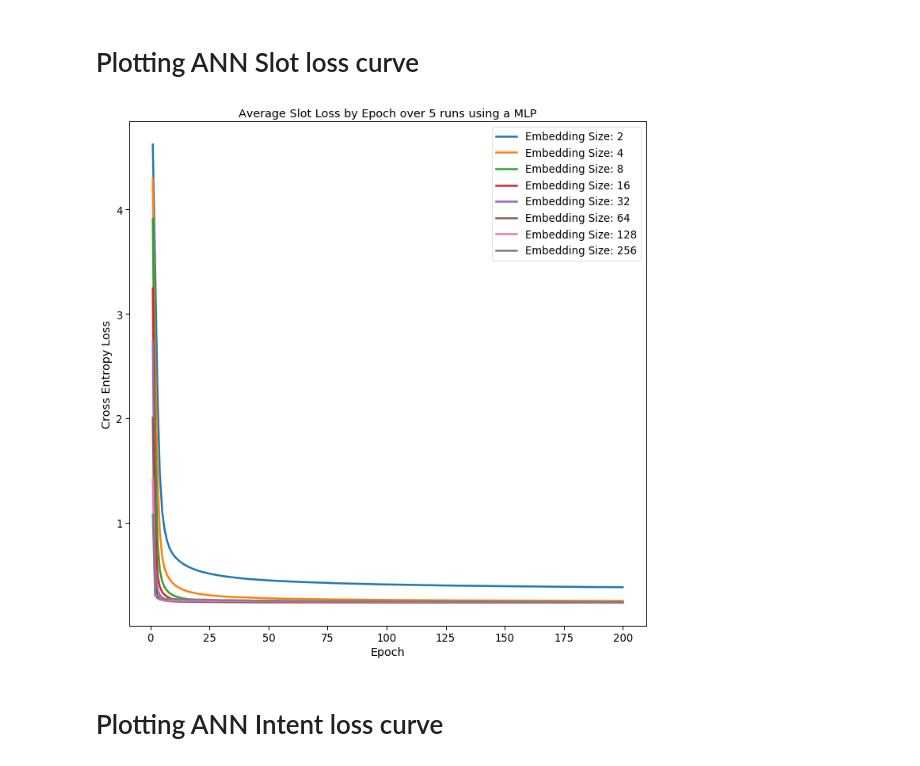
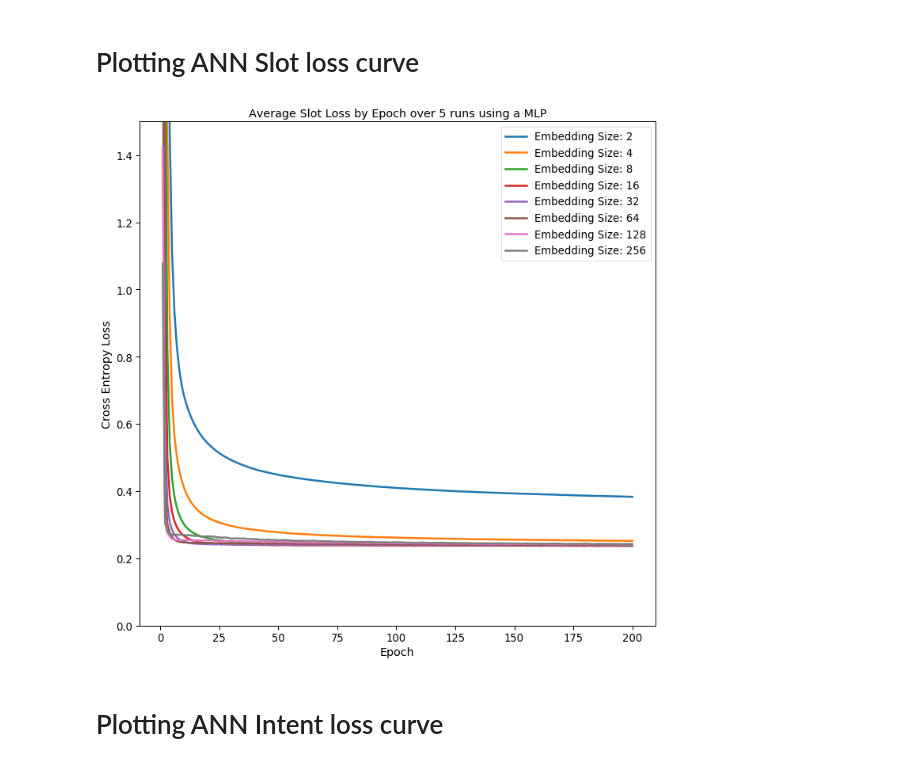
Before and after one commit to lionely/nlu-joint-slot-intent-detection, a Jupyter notebook: Processing ANN Experiment Results.ipynb, the cells around one changed output. Drawn from its saved outputs; the diff is of its cells as text; code cells hidden in the pictures.

```diff
--- a/Processing ANN Experiment Results.ipynb
+++ b/Processing ANN Experiment Results.ipynb
@@ -62,19 +62,21 @@ x_epochs = [i+1 for i in range(num_epochs)]
 # %%
 fig, ax = plt.subplots(figsize=a4_dims)
 for embedding in embedding_types:
     list_by_runs = find_by_embedding(num_runs,embedding)
     avged_runs = avg_by_run(list_by_runs)
     avged_runs_by_epoch = avg_over_epoch(avged_runs,num_epochs,loss_type="slot_losses")
     ax = sns.lineplot(x=x_epochs,y=avged_runs_by_epoch,label="Embedding Size: "+str(embedding))
 
 plt.title('Average Slot Loss by Epoch over 5 runs using a MLP')
 plt.ylabel('Cross Entropy Loss')
 plt.xlabel('Epoch')
+plt.ylim(top=1.5) # https://matplotlib.org/api/_as_gen/matplotlib.pyplot.ylim.html
+plt.ylim(bottom=0)
 plt.legend()
 fig = ax.get_figure()
 fig.savefig("graphs/slot_losses.png",bbox_inches="tight",dpi=300)
 # %% [output]
-[figure, old version]
+[figure, new version]
 # %% [markdown]
 # Plotting ANN Intent loss curve
 # %%
```
Also changed, not shown: parts of 1 cell of this notebook, 26 other files.
